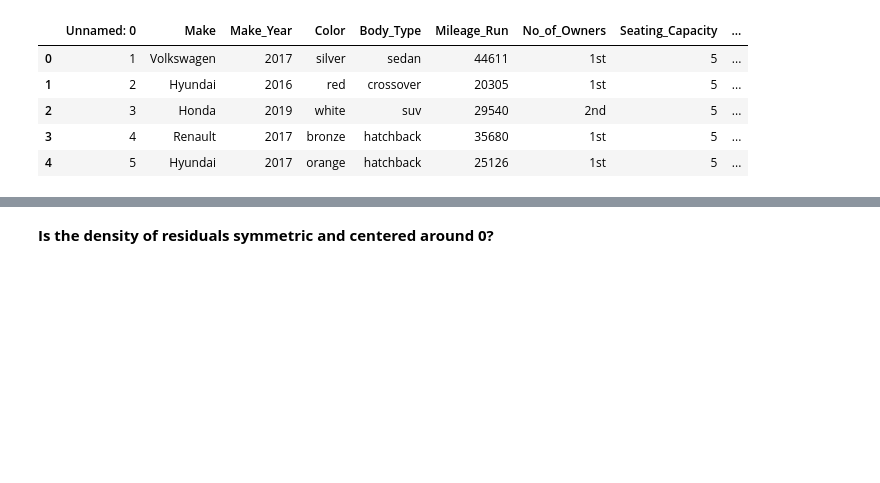
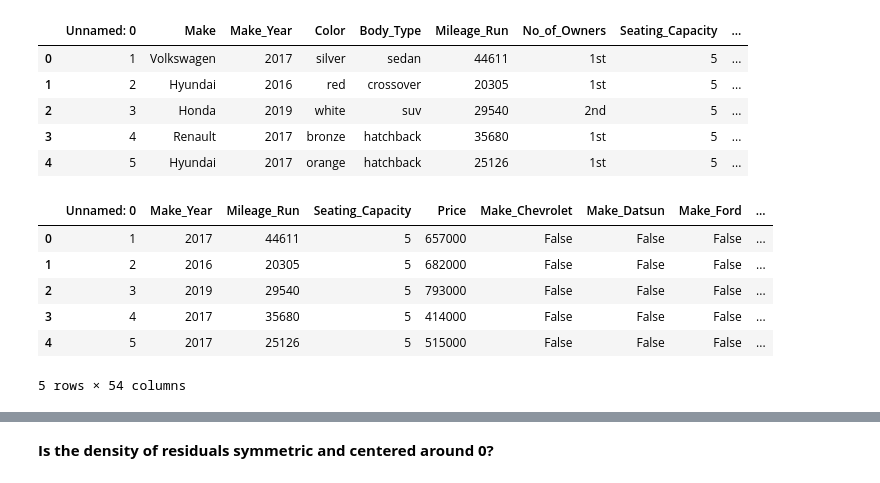
Before and after one commit to kpunsalan8/trees-KP, a Jupyter notebook: assignment/assignment.ipynb, the cells around one changed output, grey strips where cells are left out. Drawn from its saved outputs; the diff is of its cells as text; code cells hidden in the pictures; blank space fills up the shorter version.

```diff
--- a/assignment/assignment.ipynb
+++ b/assignment/assignment.ipynb
@@ -82,0 +78,14 @@ df.head()
+# %%
+# 2.2 make categorical vars dummy
+# create one hot encoded var of Make, Color, Body_type, No_of_Owners, Fuel_Type, Transmission, and Transmission_Type
+df = pd.get_dummies(df, columns=['Make', 'Color', 'Body_Type', 'No_of_Owners', 'Fuel_Type', 'Transmission', 'Transmission_Type'])
+# %%
+df.head()
+# %% [output]
+|  | Unnamed: 0 | Make_Year | Mileage_Run | Seating_Capacity | Price | Make_Chevrolet | Make_Datsun | Make_Ford | ... |
+| 0 | 1 | 2017 | 44611 | 5 | 657000 | False | False | False | ... |
+| 1 | 2 | 2016 | 20305 | 5 | 682000 | False | False | False | ... |
+| 2 | 3 | 2019 | 29540 | 5 | 793000 | False | False | False | ... |
+| 3 | 4 | 2017 | 35680 | 5 | 414000 | False | False | False | ... |
+| 4 | 5 | 2017 | 25126 | 5 | 515000 | False | False | False | ... |
+5 rows × 54 columns
```
Also changed, not shown: parts of 6 cells of this notebook.
